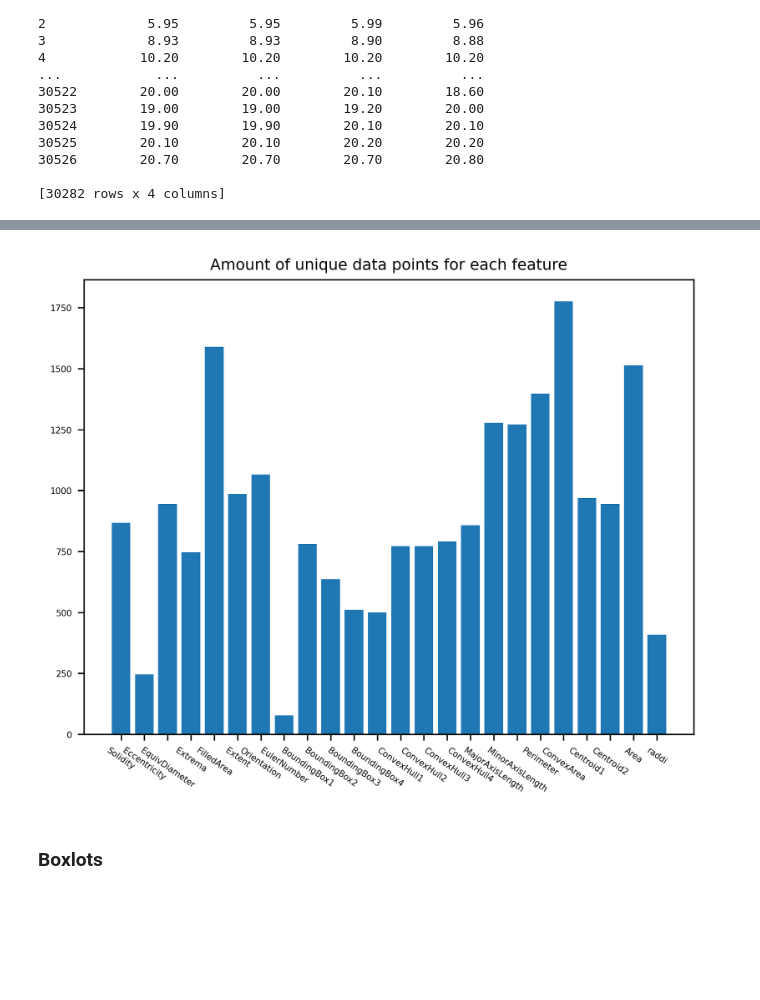
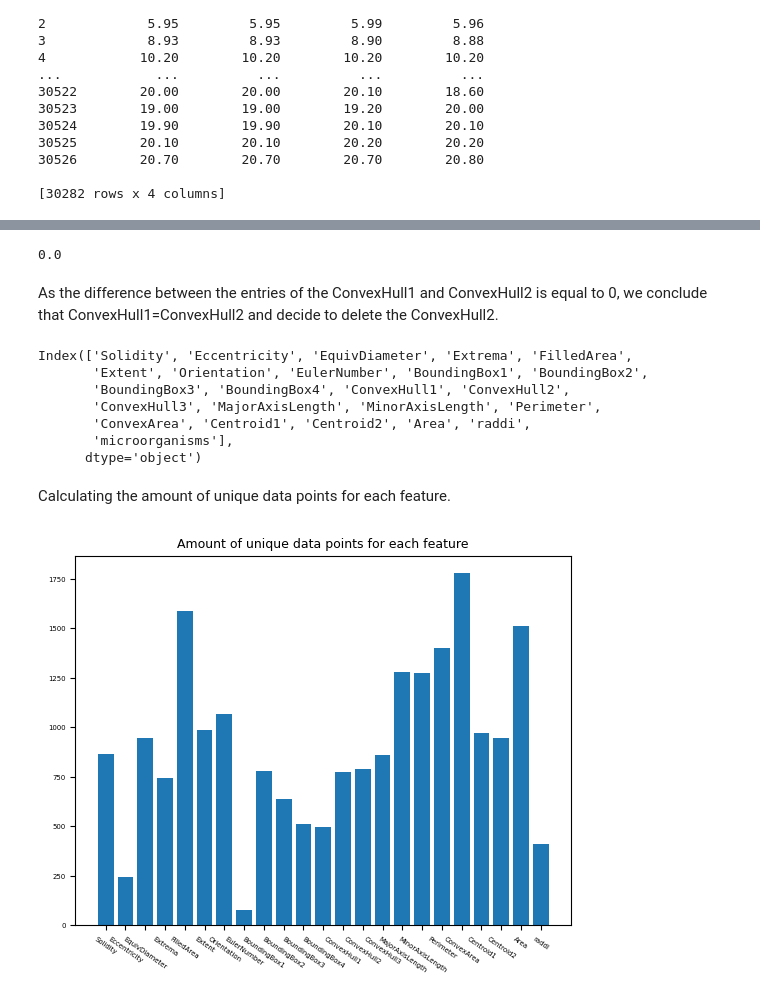
Before and after one commit to dabokva/ProjectML, a Jupyter notebook: documentation.ipynb, the cells around one changed output, grey strips where cells are left out. Drawn from its saved outputs; the diff is of its cells as text; code cells hidden in the pictures; blank space fills up the shorter version.

Commit message:
Structure, delete ConvixHull2, analyze outliers

```diff
--- a/documentation.ipynb
+++ b/documentation.ipynb
@@ -10,5 +10,5 @@ import numpy as np
 import matplotlib.pyplot as plt
 import seaborn as sns
 
-plt.rcParams["figure.dpi"] =  300
+plt.rcParams["figure.dpi"] =  100
 df = pd.read_csv('microbes.csv')
@@ -197,9 +212,9 @@ Name: proportion, dtype: float64
 # %% [markdown]
 We observe that the changes are really small and decide to delete rows with 0 values.
 # %%
-df = df.drop(df.index[(df == 0).any(axis=1)])
-print(df.info())
-print(df.describe())
+df.drop(df.index[(df == 0).any(axis=1)], inplace=True)
+df.info()
+df.describe()
 # %% [output]
 <class 'pandas.core.frame.DataFrame'>
 Index: 30282 entries, 0 to 30526
@@ -298,13 +425,33 @@ for ft in df.columns:
+# %%
+convex_hull_array = np.array(df[['ConvexHull1', 'ConvexHull2']])
+print(np.sum(np.diff(convex_hull_array)))
+# %% [output]
+0.0
+# %% [markdown]
+As the difference between the entries of the ConvexHull1 and ConvexHull2 is equal to 0, we conclude that ConvexHull1=ConvexHull2 and decide to delete the ConvexHull2.
+# %%
+df.drop('ConvexHull2', axis=1, inplace=True)
+df.rename(columns={'ConvexHull3': 'ConvexHull2', 'ConvexHull4': 'ConvexHull3'}, inplace=True)
+# %%
+df.columns
+# %% [output]
+Index(['Solidity', 'Eccentricity', 'EquivDiameter', 'Extrema', 'FilledArea',
+       'Extent', 'Orientation', 'EulerNumber', 'BoundingBox1', 'BoundingBox2',
+       'BoundingBox3', 'BoundingBox4', 'ConvexHull1', 'ConvexHull2',
+       'ConvexHull3', 'MajorAxisLength', 'MinorAxisLength', 'Perimeter',
+       'ConvexArea', 'Centroid1', 'Centroid2', 'Area', 'raddi',
+       'microorganisms'],
+      dtype='object')
+# %% [markdown]
+Calculating the amount of unique data points for each feature.
 # %%
 unique_points = []
-for n in range(24):
+for n in range(len(df.columns[:-1])):
     unique_points.append(len((df.iloc[:,n]).unique()))
 plt.xticks(rotation= -35, fontsize=5)
 plt.yticks(fontsize=5)
 plt.bar(df.columns[:-1], unique_points)
 plt.title('Amount of unique data points for each feature', fontsize=9)
 plt.show()
 # %% [output]
-[figure, old version]
+[figure, new version]
-# %% [markdown]
-### Boxlots
```
Also changed, not shown: parts of 58 cells of this notebook.
